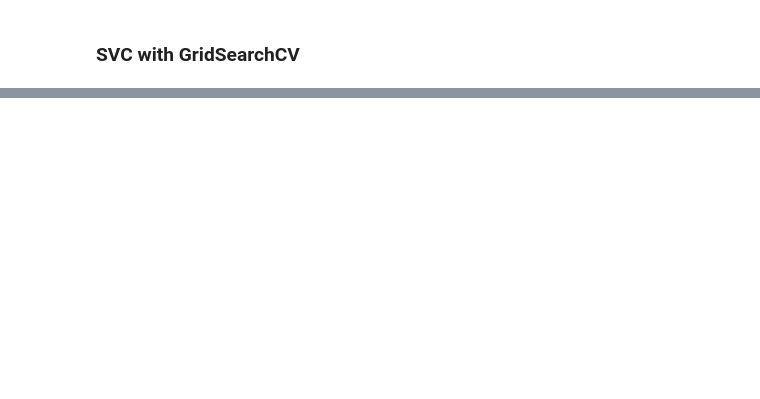
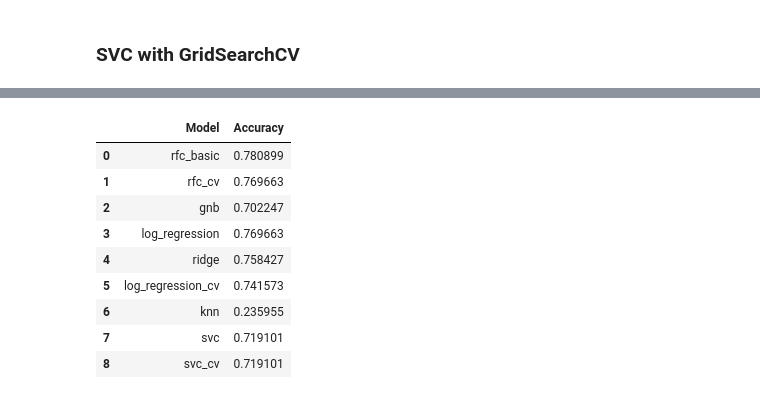
Before and after one commit to pawelkiszczak/kaggle, a Jupyter notebook: titanic/titanic_sklearn.ipynb, the cells around one changed output, grey strips where cells are left out. Cells and saved outputs as stored; diff of their text form; code cells hidden in the pictures; blank space fills up the shorter version.

```diff
--- a/titanic/titanic_sklearn.ipynb
+++ b/titanic/titanic_sklearn.ipynb
@@ -738,7 +771,7 @@ F1-score: 0.719
 param_grid_svc = {
 	'C': [0.01, 0.1, 1, 10, 100],
 	'gamma': [1, 0.1, 0.01, 0.001, 0.001, 'scale'],
-	'kernel': ['rbf', 'poly', 'sigmoid']
+	'kernel': ['rbf']
 }
 
 svc_cv = SVC(random_state=42, verbose=0)
@@ -753,0 +790,12 @@ print(f"Best score: {cv_svc.best_score_}")
+# %%
+# Create & train the model
+svc_cv = SVC(random_state=42,
+			 verbose=0,
+			 C=cv_svc.best_params_['C'],
+			 gamma=cv_svc.best_params_['gamma'],
+			 kernel=cv_svc.best_params_['kernel'])
+
+svc_cv.fit(X_train, y_train)
+
+# Evaluate the model
+svc_cv_results = evaluate_model(svc_cv, 'svc_cv', y_test)
@@ -753,0 +822,15 @@ print(f"Best score: {cv_svc.best_score_}")
+# %%
+# Append the results
+results = append_data(results, svc_cv_results)
+results
+# %% [output]
+|  | Model | Accuracy |
+| 0 | rfc_basic | 0.780899 |
+| 1 | rfc_cv | 0.769663 |
+| 2 | gnb | 0.702247 |
+| 3 | log_regression | 0.769663 |
+| 4 | ridge | 0.758427 |
+| 5 | log_regression_cv | 0.741573 |
+| 6 | knn | 0.235955 |
+| 7 | svc | 0.719101 |
+| 8 | svc_cv | 0.719101 |
```
Also changed, not shown: parts of 8 cells of this notebook.
